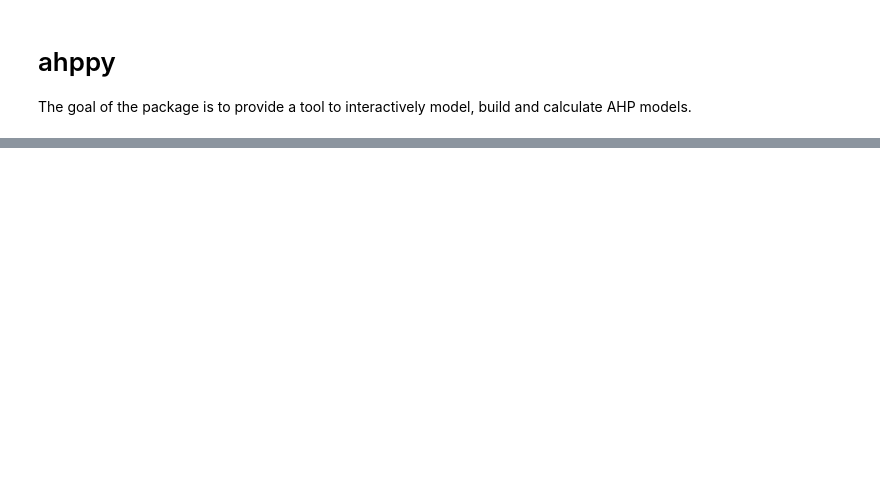
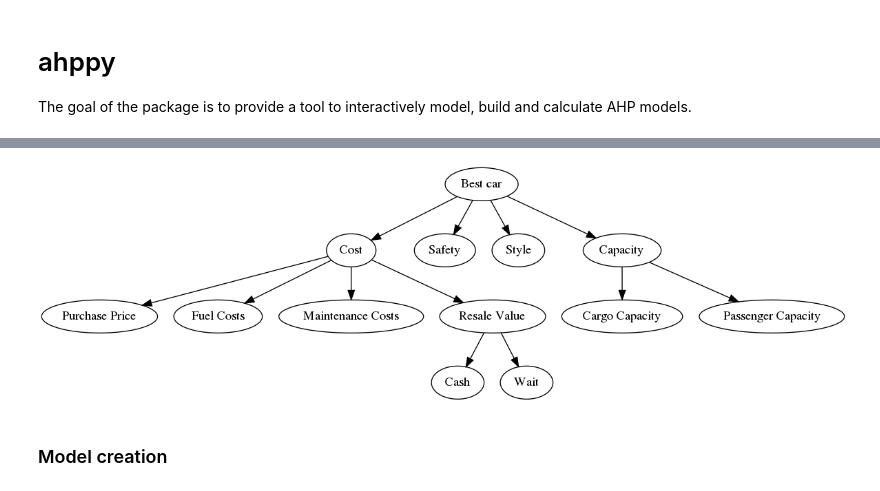
Before and after one commit to iyedg/laptop_ahp, a Jupyter notebook: notebooks/laptop_ahp.ipynb, the cells around one changed output, grey strips where cells are left out. Cells and saved outputs as stored; diff of their text form; code cells hidden in the pictures; blank space fills up the shorter version.

Commit message:
build model tree from column names

```diff
--- a/notebooks/laptop_ahp.ipynb
+++ b/notebooks/laptop_ahp.ipynb
@@ -108,0 +65,25 @@ dtype: float64
+# %%
+goal = Node("Best car")
+
+cost = Node("Cost", parent=goal)
+safety = Node("Safety", parent=goal)
+style = Node("Style", parent=goal)
+capacity = Node("Capacity", parent=goal)
+
+purchase_price = Node("Purchase Price", parent=cost)
+fuel_costs = Node("Fuel Costs", parent=cost)
+maintenance_costs = Node("Maintenance Costs", parent=cost)
+resale_value = Node("Resale Value", parent=cost)
+
+cash = Node("Cash", parent=resale_value)
+wait = Node("Wait", parent=resale_value)
+
+cargo_capacity = Node("Cargo Capacity", parent=capacity)
+passenger_capacity = Node("Passenger Capacity", parent=capacity)
+
+DotExporter(goal).to_picture("jones.png")
+Image("./jones.png")
+# %% [output]
+[figure, added]
+# %% [markdown]
+### Model creation
```
Also changed, not shown: parts of 29 cells of this notebook, 5 other files.
